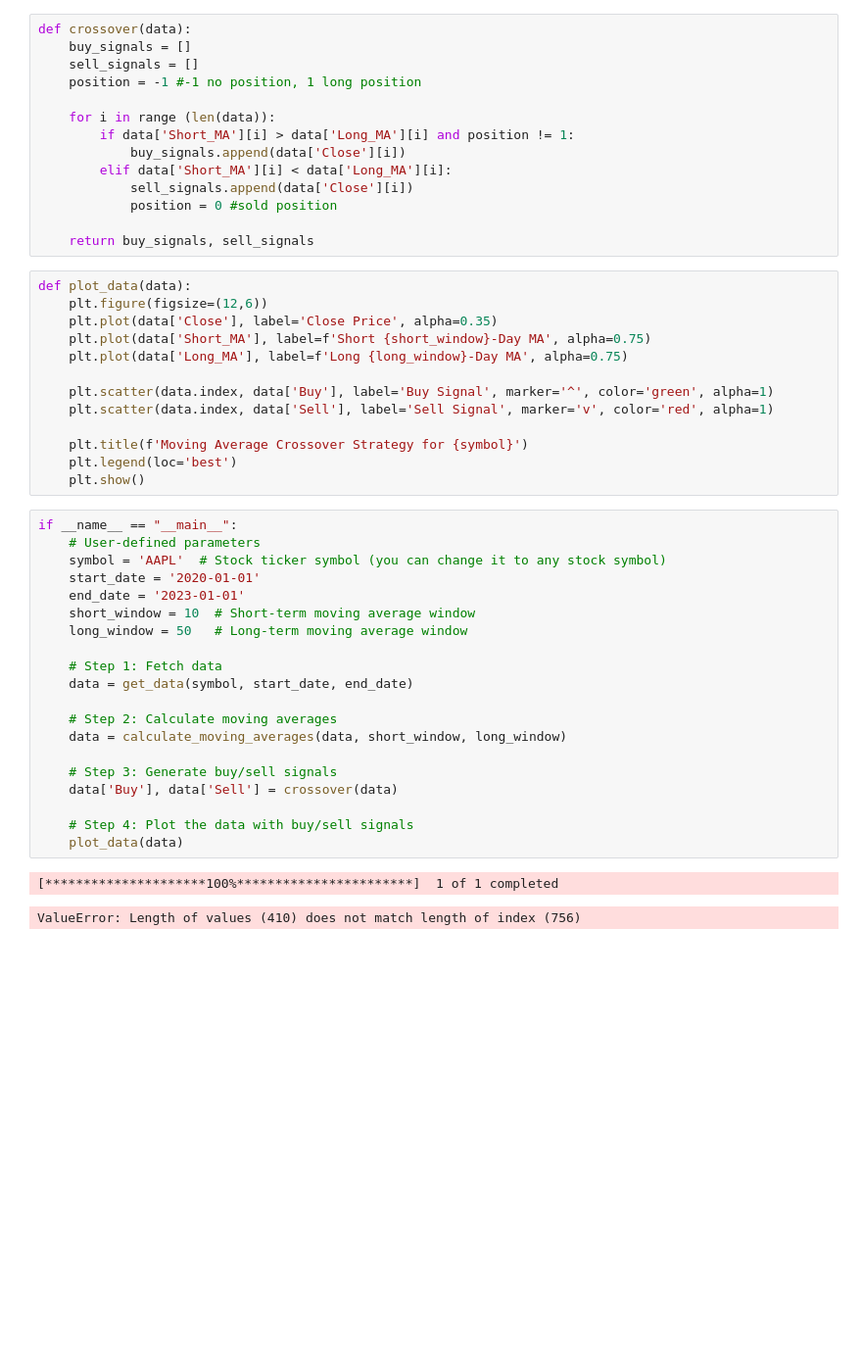
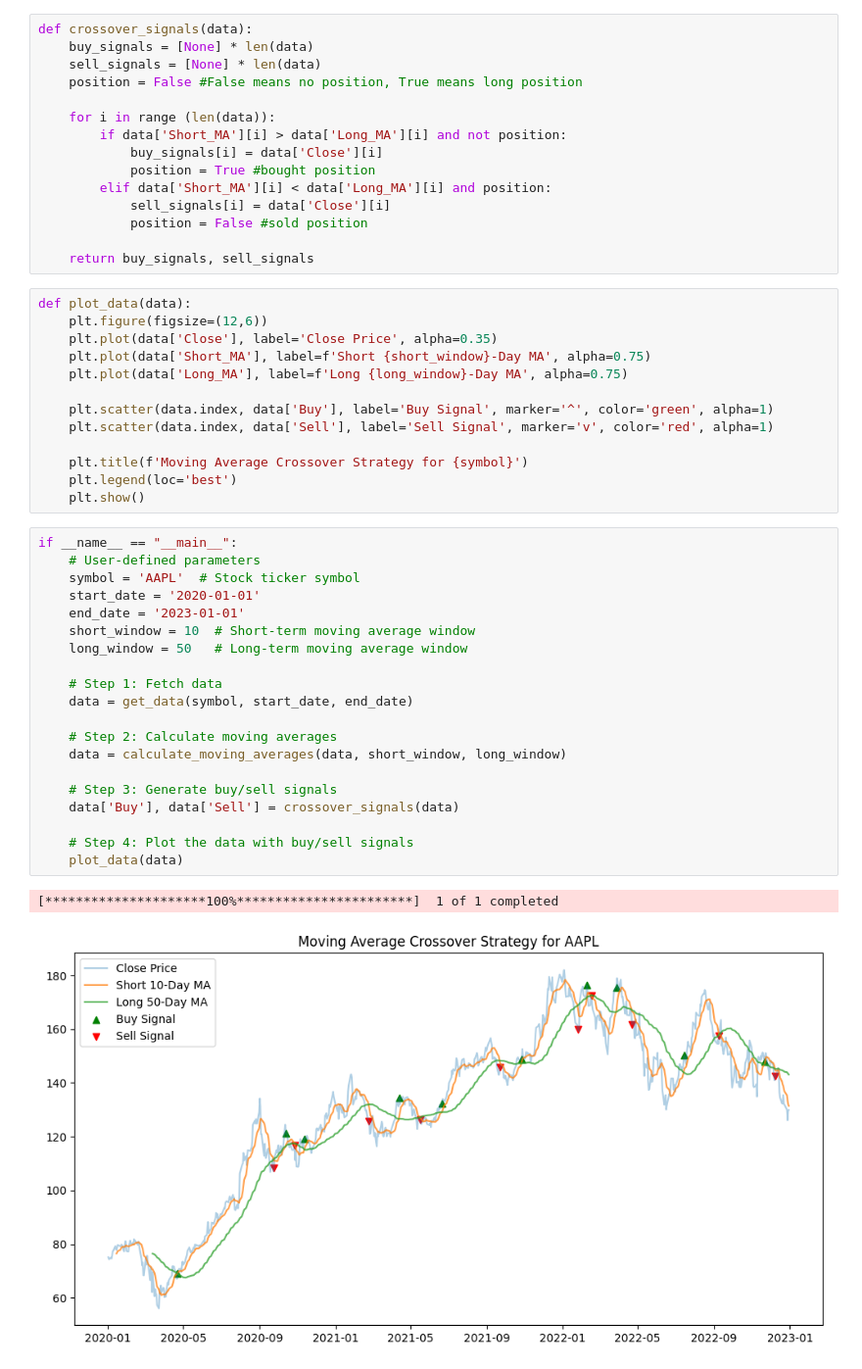
Before and after one commit to kyhjonathan/ma-crossover-algo, a Jupyter notebook: sma-crossover.ipynb, the cells around one changed output. Shown: that part at 98% size. Drawn from its saved outputs; the diff is of its cells as text; blank space fills up the shorter version.

Commit message:
Fix data window size bug

```diff
--- a/sma-crossover.ipynb
+++ b/sma-crossover.ipynb
@@ -12,17 +13,18 @@ def calculate_moving_averages(data, short_window, long_window):
     data['Long_MA'] = data['Close'].rolling(window=long_window).mean()
     return data
 # %%
-def crossover(data):
-    buy_signals = []
-    sell_signals = []
-    position = -1 #-1 no position, 1 long position
+def crossover_signals(data):
+    buy_signals = [None] * len(data)
+    sell_signals = [None] * len(data)
+    position = False #False means no position, True means long position
 
     for i in range (len(data)):
-        if data['Short_MA'][i] > data['Long_MA'][i] and position != 1:
-            buy_signals.append(data['Close'][i])
-        elif data['Short_MA'][i] < data['Long_MA'][i]:
-            sell_signals.append(data['Close'][i])
-            position = 0 #sold position
+        if data['Short_MA'][i] > data['Long_MA'][i] and not position:
+            buy_signals[i] = data['Close'][i]
+            position = True #bought position
+        elif data['Short_MA'][i] < data['Long_MA'][i] and position:
+            sell_signals[i] = data['Close'][i]
+            position = False #sold position
 
     return buy_signals, sell_signals
 # %%
@@ -41,23 +43,23 @@ def plot_data(data):
 # %%
 if __name__ == "__main__":
     # User-defined parameters
-    symbol = 'AAPL'  # Stock ticker symbol (you can change it to any stock symbol)
+    symbol = 'AAPL'  # Stock ticker symbol
     start_date = '2020-01-01'
     end_date = '2023-01-01'
     short_window = 10  # Short-term moving average window
     long_window = 50   # Long-term moving average window
 
     # Step 1: Fetch data
     data = get_data(symbol, start_date, end_date)
 
     # Step 2: Calculate moving averages
     data = calculate_moving_averages(data, short_window, long_window)
 
     # Step 3: Generate buy/sell signals
-    data['Buy'], data['Sell'] = crossover(data)
+    data['Buy'], data['Sell'] = crossover_signals(data)
 
     # Step 4: Plot the data with buy/sell signals
     plot_data(data)
 # %% [output]
 [*********************100%***********************]  1 of 1 completed
-ValueError: Length of values (410) does not match length of index (756)
+[figure, added]
```
Also changed, not shown: parts of 1 cell of this notebook.
